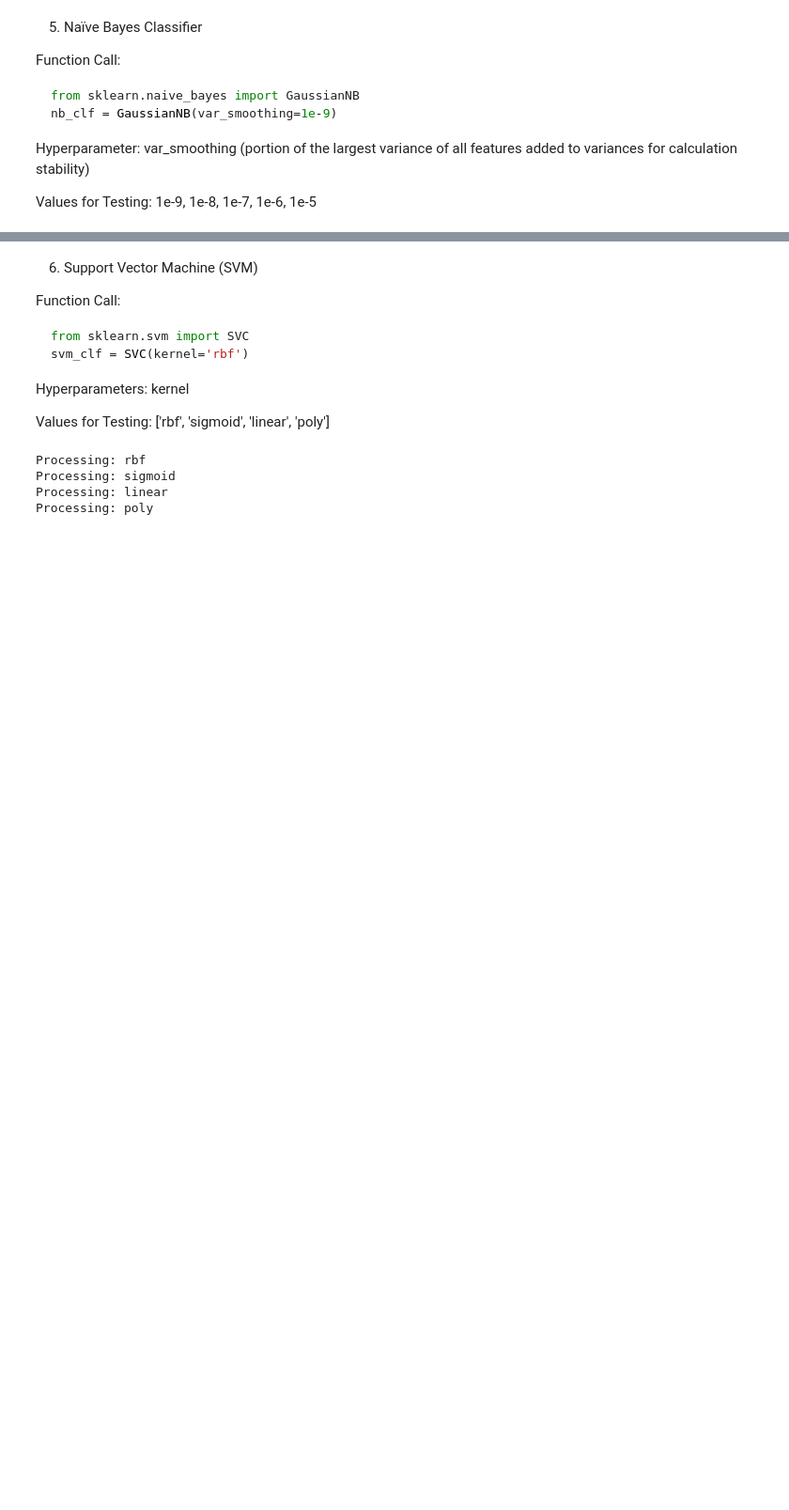
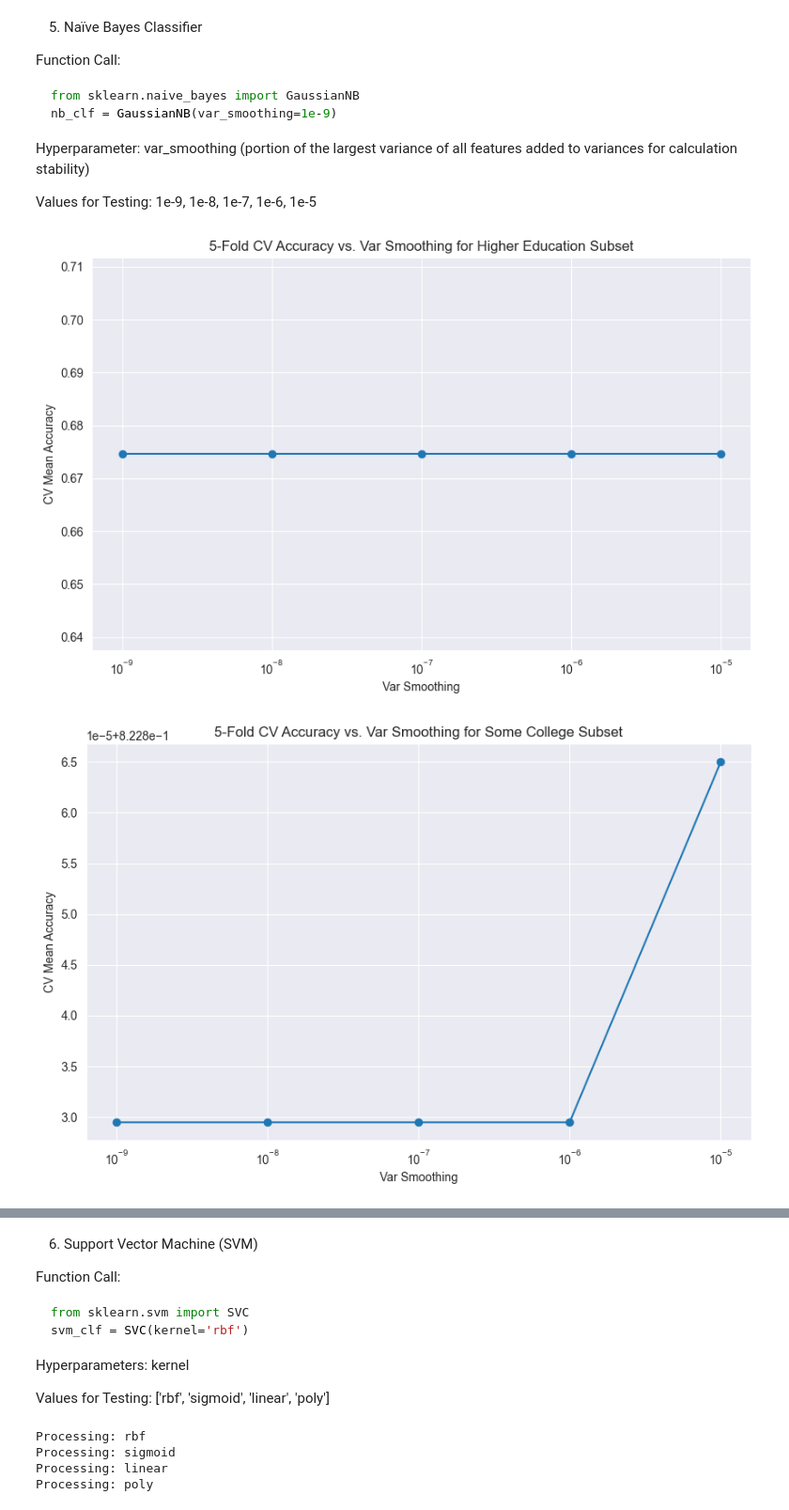
Before and after one commit to ruoyaow/cse514pa2, a Jupyter notebook: pa2b.ipynb, the cells around one changed output, grey strips where cells are left out. Shown at 94% size. Drawn from its saved outputs; the diff is of its cells as text; code cells hidden in the pictures; blank space fills up the shorter version.

```diff
--- a/pa2b.ipynb
+++ b/pa2b.ipynb
@@ -358,27 +279,32 @@ Values for Testing: 1e-9, 1e-8, 1e-7, 1e-6, 1e-5
 # %%
 from sklearn.naive_bayes import GaussianNB
 
 
 def tune_naive_bayes(X, y, var_smoothing_values, title):
+    X = X.copy()
+    y = y.copy()
     scaler = StandardScaler()
     X = scaler.fit_transform(X)
     mean_cv_scores_nb = []
 
     for var_smoothing in var_smoothing_values:
         nb_clf = GaussianNB(var_smoothing=var_smoothing)
         cv_scores = cross_val_score(nb_clf, X, y, cv=5)
         mean_cv_scores_nb.append(np.mean(cv_scores))
 
     plt.figure(figsize=(10, 6))
     plt.semilogx(var_smoothing_values, mean_cv_scores_nb, marker='o', base=10)
     plt.title(f'5-Fold CV Accuracy vs. Var Smoothing for {title}')
     plt.xlabel('Var Smoothing')
     plt.ylabel('CV Mean Accuracy')
     plt.grid(True)
     plt.show()
 
-var_smoothing_values = [1e-12, 1e-9, 1e-6, 1e-3, 1e-1]
+var_smoothing_values = [1e-9, 1e-8, 1e-7, 1e-6, 1e-5]
 
 tune_naive_bayes(X_higher_ed, y_higher_ed, var_smoothing_values, "Higher Education Subset")
 tune_naive_bayes(X_some_college, y_some_college, var_smoothing_values, "Some College Subset")
 tune_naive_bayes(X_less_than_hs, y_less_than_hs, var_smoothing_values, "Less than High School Subset")
+# %% [output]
+[figure, added]
+[figure, added]
```
Also changed, not shown: parts of 10 cells of this notebook, 1 other file.
